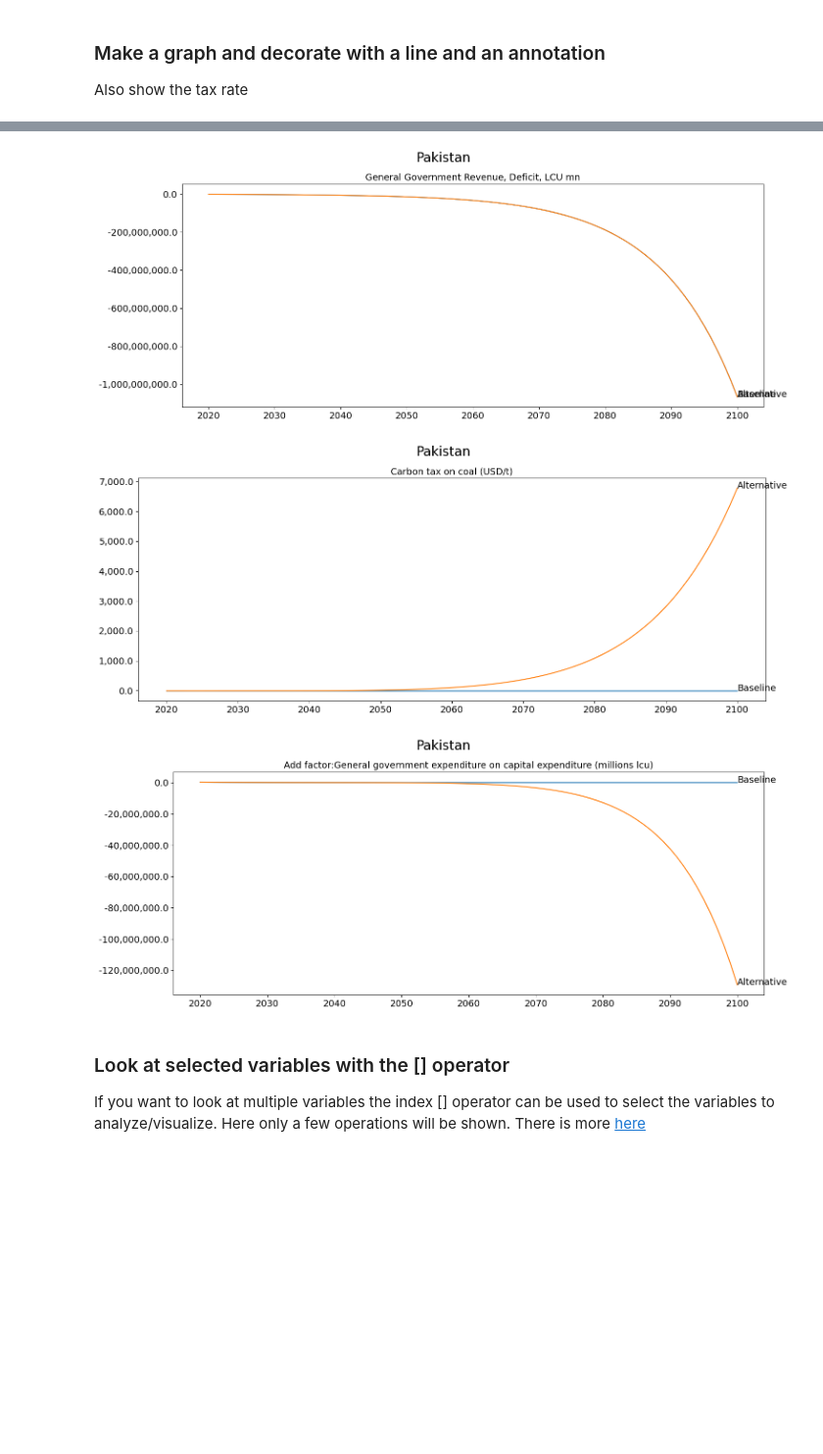
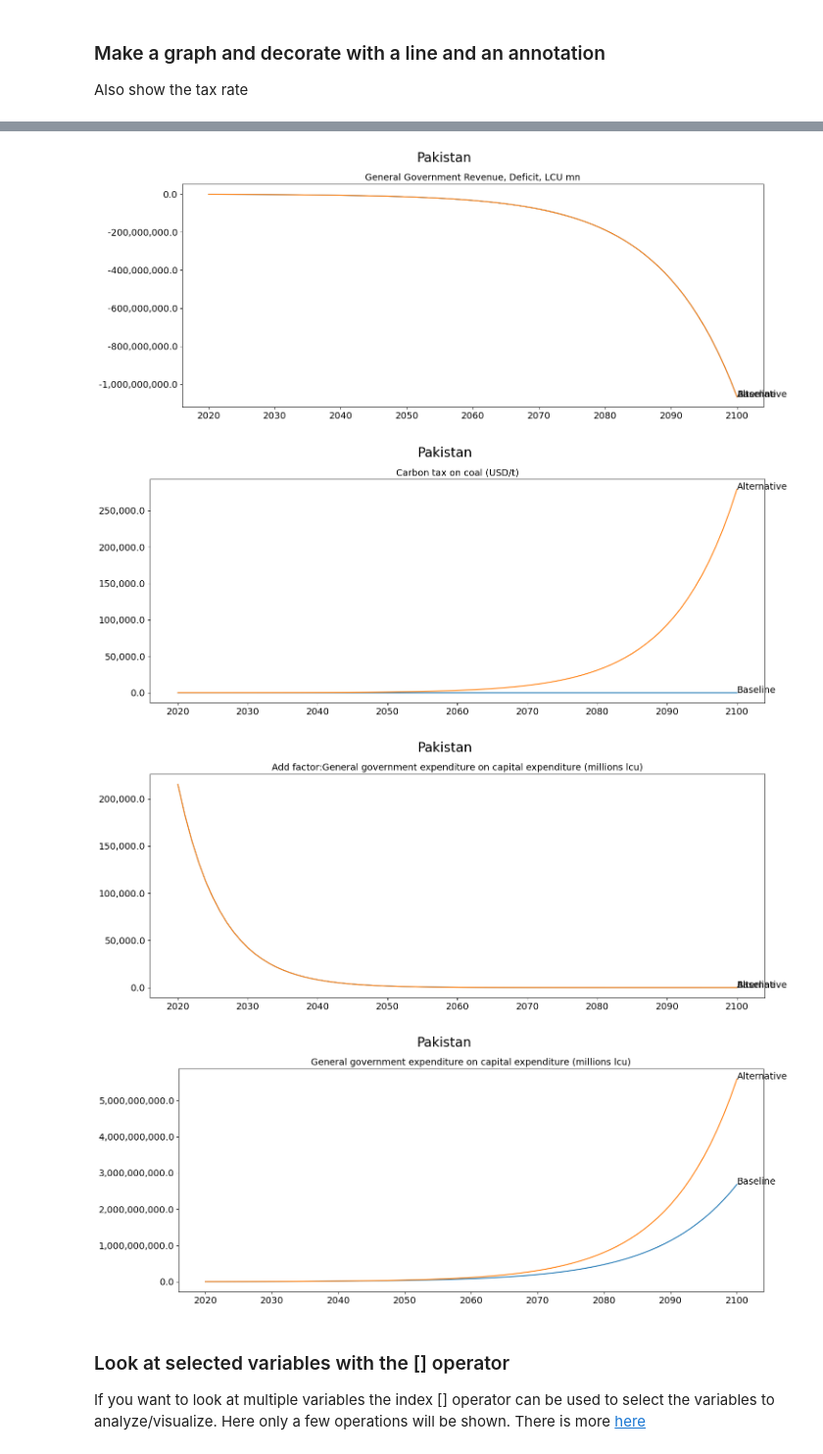
Before and after one commit to IbHansen/modelflow-manual, a Jupyter notebook: papers/mfbook/content/07_MoreFeatures/Targeting.ipynb, the cells around one changed output, grey strips where cells are left out. Shown at 98% size. Drawn from its saved outputs; the diff is of its cells as text; code cells hidden in the pictures; blank space fills up the shorter version.

```diff
--- a/papers/mfbook/content/07_MoreFeatures/Targeting.ipynb
+++ b/papers/mfbook/content/07_MoreFeatures/Targeting.ipynb
@@ -74,3 +81,4 @@ In year 2100 we want to reduce the emission **PAKCCEMISCO2TKN** to a percent of
 # %%
-reduction_percent = 30   # Input the desired reduction in percent.
+reduction_percent = 60   # Input the desired reduction in percent.
+achieve_red_by=2050
 # %% [markdown]
@@ -85,15 +91,15 @@ In pandas speak this is done in the code below.
 # %%
-bau_2100        = baseline.loc[2100,'PAKCCEMISCO2TKN']
-bau_2022        = baseline.loc[2022,'PAKCCEMISCO2TKN']
+bau_2050        = baseline.loc[2050,'PAKCCEMISCO2TKN']
+bau_2024        = baseline.loc[2024,'PAKCCEMISCO2TKN']
 
-target_2100 = baseline.loc[2100,'PAKCCEMISCO2TKN']*(1-reduction_percent/100)
+target_2050 = bau_2050*(1-reduction_percent/100)
 
 
-target_growth_rate = (target_2100/bau_2022)**(1/(2100-2022))-1
-bau_growth_rate = (bau_2100/bau_2022)**(1/(2100-2022))-1
+target_growth_rate = (target_2050/bau_2024)**(1/(2050-2024))-1
+bau_growth_rate = (bau_2050/bau_2024)**(1/(2050-2024))-1
 
-print(f"Business as usual Emission value in 2100: {bau_2100:13,.0f} tons")
-print(f"Target  Emission value in 2100          : {target_2100:13,.0f} tons")
+print(f"Business as usual Emission value in 2050: {bau_2050:13,.0f} tons")
+print(f"Target  Emission value in 2050          : {target_2050:13,.0f} tons")
 print(f"Business as usual growth rate in percent: {bau_growth_rate:13,.1%}")
 print(f"Target growth rate in percent           : {target_growth_rate:13,.1%}")
 # %% [output]
@@ -160,14 +194,15 @@ Also show the tax rate
 # %%
 with mpak.set_smpl(2020,2100):    # change if you want another  timeframe
     fig = mpak[f'PAKCCEMISCO2TKN' ].plot_alt(title='Pakistan CO2 emission')
-    fig.axes[0].axhline( target_2100,
-                                  xmin=0.6,
+    fig.axes[0].axhline( target_2050,
+                                  xmin=0.5,
                                   xmax = 0.95,
                                   linewidth=3,
                                   color='r', ls='dashed')
 
-    fig.axes[0].annotate(f'BAU 2050 reduced by {reduction_percent}%', xy=(2050,target_2100 ))
+    fig.axes[0].annotate(f'BAU 2050 reduced by {reduction_percent}%', xy=(2050,target_2050 ))
     fig0 = mpak[f'PAKGGBALOVRLCN' ].plot_alt(title=f'Pakistan');
     fig2 = mpak[f'PAKGGREVCO2CER' ].plot_alt(title=f'Pakistan');
     fig3 = mpak[f'PAKGGEXPCAPTCN_A' ].plot_alt(title=f'Pakistan');
+    fig4 = mpak[f'PAKGGEXPCAPTCN' ].plot_alt(title=f'Pakistan');
 # %% [output]
@@ -175,6 +210,7 @@ with mpak.set_smpl(2020,2100):    # change if you want another  timeframe
 [figure]
-[figure, old version]
+[figure, new version]
-[figure, old version]
+[figure, new version]
+[figure, added]
 # %% [markdown]
 ### Look at selected variables with the [] operator
 If you want to look at multiple variables the index [] operator can be used to select the variables to analyze/visualize. Here only a few operations will be shown. There is more [here](index-operator)
```
Also changed, not shown: parts of 29 cells of this notebook, 13 other files.
